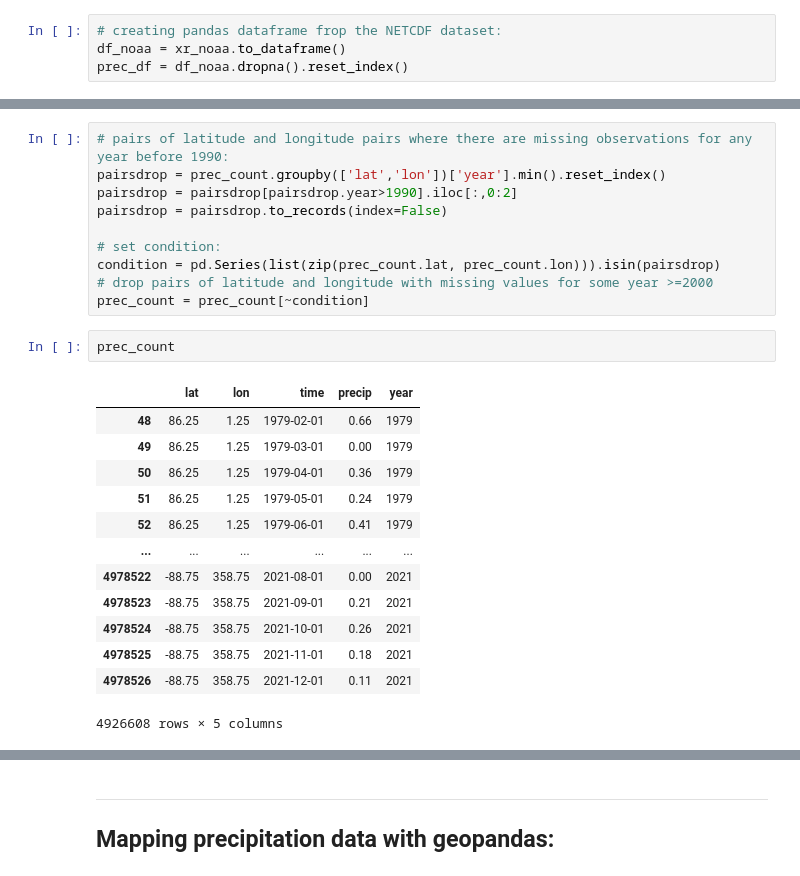
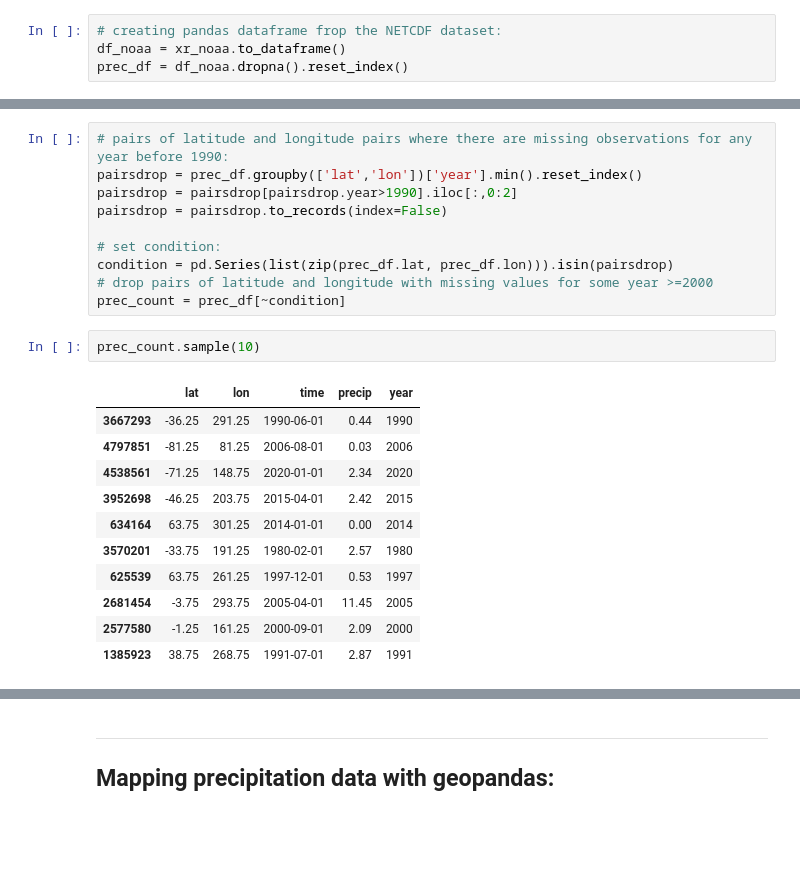
Before and after one commit to ncozzi/geopandas_precip, a Jupyter notebook: precipitation_map.ipynb, the cells around one changed output, grey strips where cells are left out. Cells and saved outputs as stored; diff of their text form; blank space fills up the shorter version.

```diff
--- a/precipitation_map.ipynb
+++ b/precipitation_map.ipynb
@@ -126,29 +108,27 @@ prec_count
 # %%
 # pairs of latitude and longitude pairs where there are missing observations for any year before 1990:
-pairsdrop = prec_count.groupby(['lat','lon'])['year'].min().reset_index()
+pairsdrop = prec_df.groupby(['lat','lon'])['year'].min().reset_index()
 pairsdrop = pairsdrop[pairsdrop.year>1990].iloc[:,0:2]
 pairsdrop = pairsdrop.to_records(index=False)
 
 # set condition:
-condition = pd.Series(list(zip(prec_count.lat, prec_count.lon))).isin(pairsdrop)
+condition = pd.Series(list(zip(prec_df.lat, prec_df.lon))).isin(pairsdrop)
 # drop pairs of latitude and longitude with missing values for some year >=2000
-prec_count = prec_count[~condition]
+prec_count = prec_df[~condition]
 # %%
-prec_count
+prec_count.sample(10)
 # %% [output]
 |  | lat | lon | time | precip | year |
-| 48 | 86.25 | 1.25 | 1979-02-01 | 0.66 | 1979 |
-| 49 | 86.25 | 1.25 | 1979-03-01 | 0.00 | 1979 |
-| 50 | 86.25 | 1.25 | 1979-04-01 | 0.36 | 1979 |
-| 51 | 86.25 | 1.25 | 1979-05-01 | 0.24 | 1979 |
-| 52 | 86.25 | 1.25 | 1979-06-01 | 0.41 | 1979 |
-| ... | ... | ... | ... | ... | ... |
-| 4978522 | -88.75 | 358.75 | 2021-08-01 | 0.00 | 2021 |
-| 4978523 | -88.75 | 358.75 | 2021-09-01 | 0.21 | 2021 |
-| 4978524 | -88.75 | 358.75 | 2021-10-01 | 0.26 | 2021 |
-| 4978525 | -88.75 | 358.75 | 2021-11-01 | 0.18 | 2021 |
-| 4978526 | -88.75 | 358.75 | 2021-12-01 | 0.11 | 2021 |
+| 3667293 | -36.25 | 291.25 | 1990-06-01 | 0.44 | 1990 |
+| 4797851 | -81.25 | 81.25 | 2006-08-01 | 0.03 | 2006 |
+| 4538561 | -71.25 | 148.75 | 2020-01-01 | 2.34 | 2020 |
+| 3952698 | -46.25 | 203.75 | 2015-04-01 | 2.42 | 2015 |
+| 634164 | 63.75 | 301.25 | 2014-01-01 | 0.00 | 2014 |
+| 3570201 | -33.75 | 191.25 | 1980-02-01 | 2.57 | 1980 |
+| 625539 | 63.75 | 261.25 | 1997-12-01 | 0.53 | 1997 |
+| 2681454 | -3.75 | 293.75 | 2005-04-01 | 11.45 | 2005 |
+| 2577580 | -1.25 | 161.25 | 2000-09-01 | 2.09 | 2000 |
+| 1385923 | 38.75 | 268.75 | 1991-07-01 | 2.87 | 1991 |
-4926608 rows × 5 columns
 # %%
 #create dataframe with mean monthly precipitation:
 prec_count = prec_count[prec_df.year >= 1990] # dropping years before 1990
```
Also changed, not shown: parts of 16 cells of this notebook.
